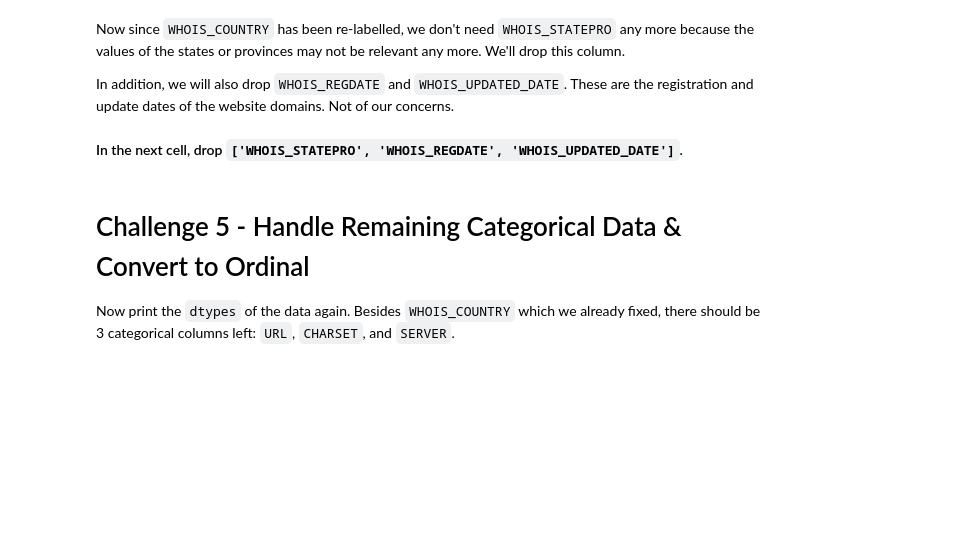
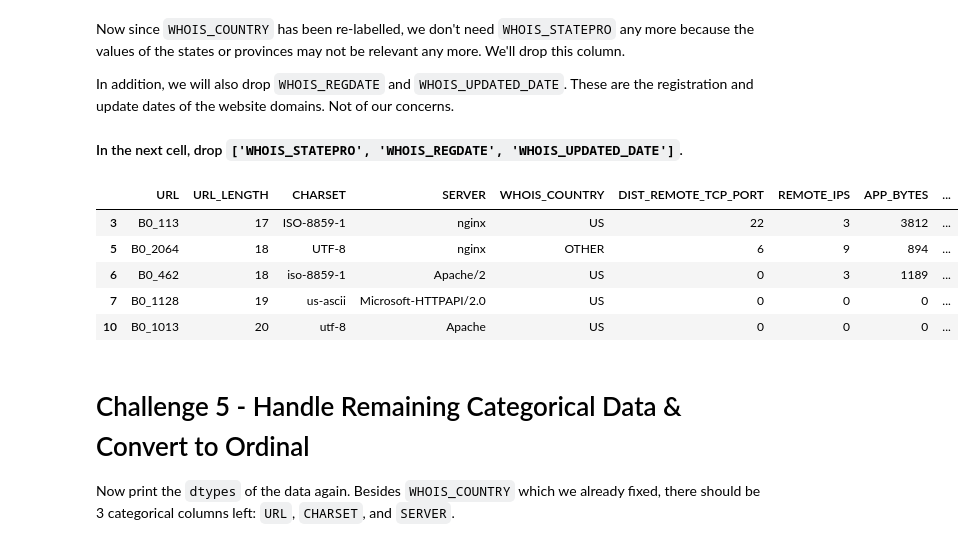
Before and after one commit to ironhack-datalabs/datamad0120, a Jupyter notebook: module-3/lab-supervised-learning/your-code/main.ipynb, the cells around one changed output. Drawn from its saved outputs; the diff is of its cells as text; code cells hidden in the pictures; blank space fills up the shorter version.

```diff
--- a/module-3/lab-supervised-learning/your-code/main.ipynb
+++ b/module-3/lab-supervised-learning/your-code/main.ipynb
@@ -175,3 +240,7 @@ If you remember in the previous labs, we drop a column if the column contains a
 If all cleaned, proceed. Otherwise, go back and do more cleaning.
 # %%
 # Examine missing values in each column
+
+web_cont = web.dropna()
+
+web = web.drop("CONTENT_LENGTH",axis=1).dropna()
@@ -202,0 +282,4 @@ How to handle string columns is always case by case. Let's start by working on `
+# %%
+web.WHOIS_COUNTRY = np.where(web.WHOIS_COUNTRY=="[u'GB'; u'UK']","GB",web.WHOIS_COUNTRY)
+
+web.WHOIS_COUNTRY.unique()
@@ -216,0 +310,8 @@ The `WHOIS_COUNTRY` column happens to be this case. You can verify it by print a
+# %%
+# Your code here
+not_top10 = ['NL', 'CH','AT', 'UK', 'BS', 'ru', 'us', 'PH', 'SC', 'KY', 'KG', 'UA', 'RU', 'UY',
+         'HK', 'SI', 'AE', 'BY', 'NO', 'IL', 'IT', 'TR', 'IE', 'BE', 'PK', 'UG',
+         'LV', 'SE', 'DE']
+
+for i in not_top10:
+    web.WHOIS_COUNTRY = np.where(web.WHOIS_COUNTRY == i,"OTHER",web.WHOIS_COUNTRY)
@@ -225,3 +339,16 @@ In addition, we will also drop `WHOIS_REGDATE` and `WHOIS_UPDATED_DATE`. These a
+# %%
+# Your code here
+col = ['WHOIS_STATEPRO', 'WHOIS_REGDATE', 'WHOIS_UPDATED_DATE']
+web.drop(col,inplace=True,axis=1)
+# %%
+web.head()
+# %% [output]
+|  | URL | URL_LENGTH | CHARSET | SERVER | WHOIS_COUNTRY | DIST_REMOTE_TCP_PORT | REMOTE_IPS | APP_BYTES | ... |
+| 3 | B0_113 | 17 | ISO-8859-1 | nginx | US | 22 | 3 | 3812 | ... |
+| 5 | B0_2064 | 18 | UTF-8 | nginx | OTHER | 6 | 9 | 894 | ... |
+| 6 | B0_462 | 18 | iso-8859-1 | Apache/2 | US | 0 | 3 | 1189 | ... |
+| 7 | B0_1128 | 19 | us-ascii | Microsoft-HTTPAPI/2.0 | US | 0 | 0 | 0 | ... |
+| 10 | B0_1013 | 20 | utf-8 | Apache | US | 0 | 0 | 0 | ... |
 # %% [markdown]
 # Challenge 5 - Handle Remaining Categorical Data & Convert to Ordinal
 
```
Also changed, not shown: parts of 22 cells of this notebook.
